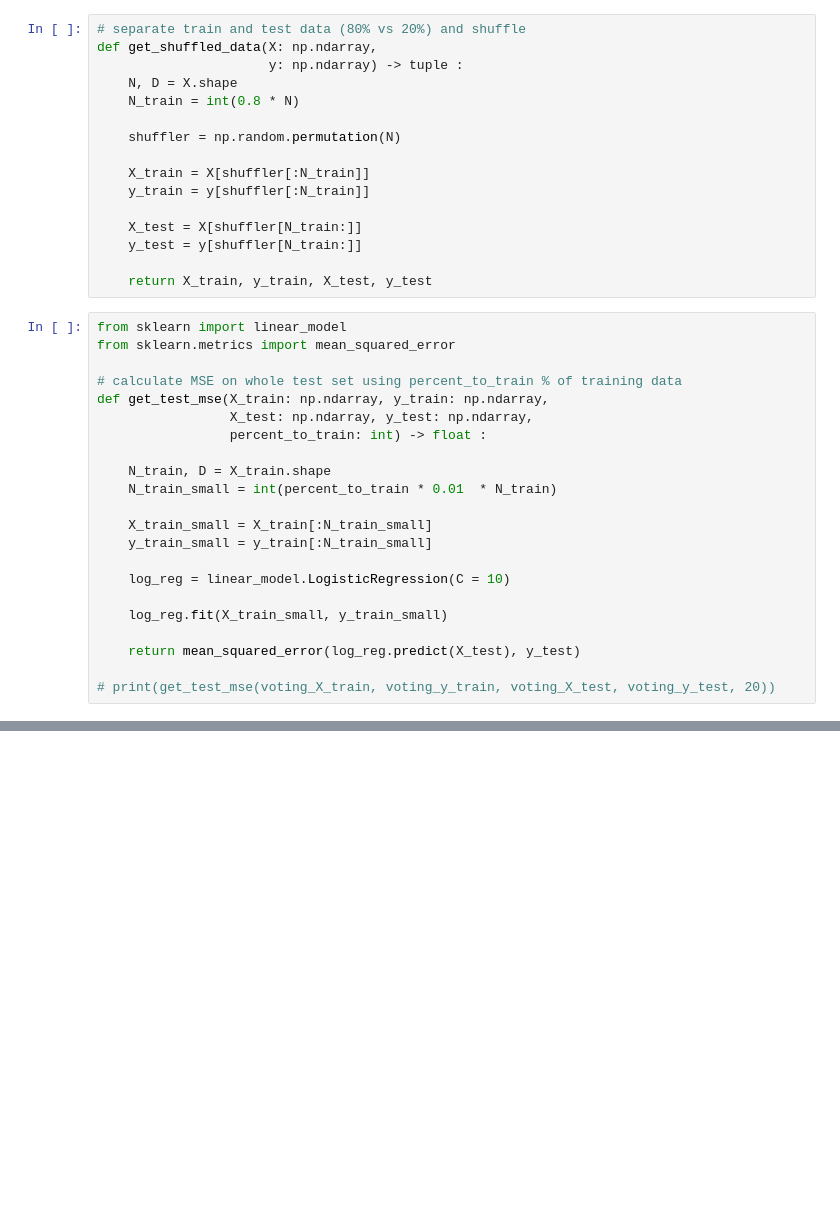
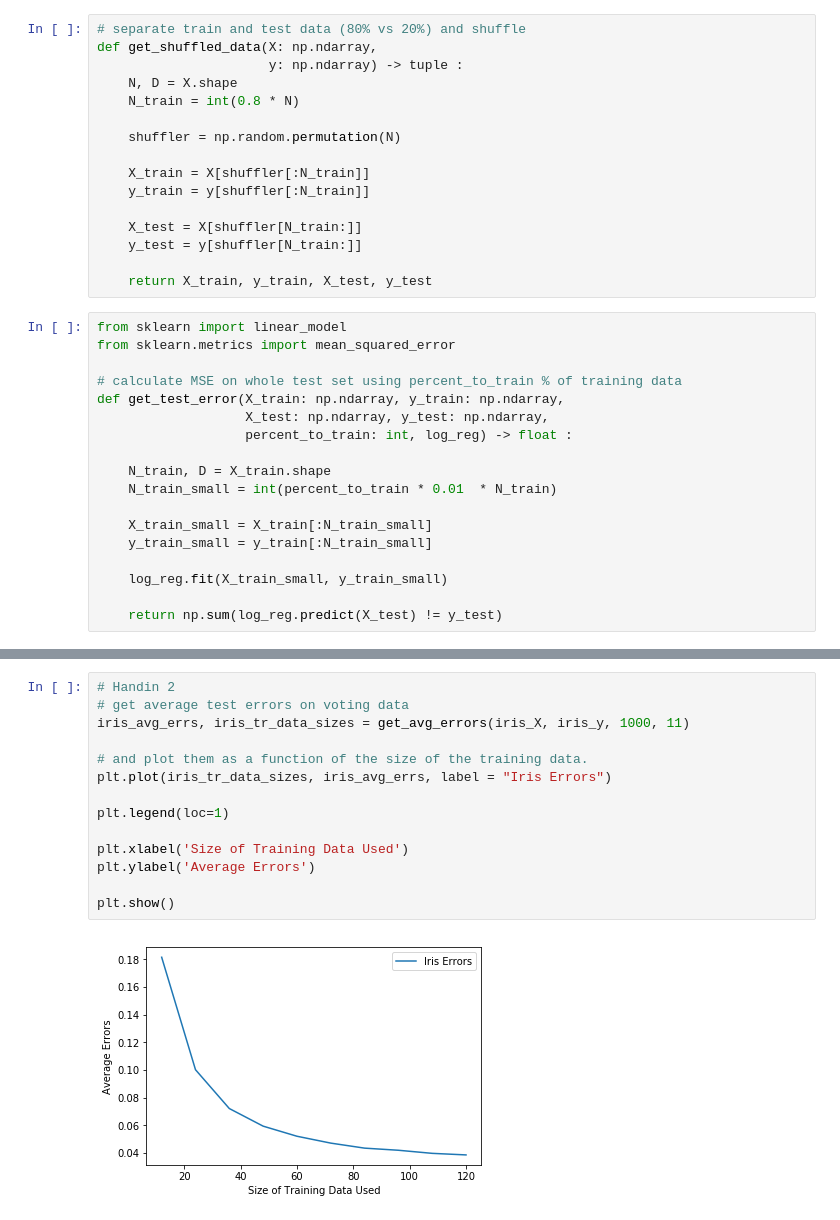
Before and after one commit to hugeinteger/ML_intro_homework_02, a Jupyter notebook: homework02.ipynb, the cells around one changed output, grey strips where cells are left out. Drawn from its saved outputs; the diff is of its cells as text; blank space fills up the shorter version.

```diff
--- a/homework02.ipynb
+++ b/homework02.ipynb
@@ -47,9 +47,9 @@ from sklearn import linear_model
 from sklearn.metrics import mean_squared_error
 
 # calculate MSE on whole test set using percent_to_train % of training data
-def get_test_mse(X_train: np.ndarray, y_train: np.ndarray,
-                 X_test: np.ndarray, y_test: np.ndarray,
-                 percent_to_train: int) -> float :
+def get_test_error(X_train: np.ndarray, y_train: np.ndarray,
+                   X_test: np.ndarray, y_test: np.ndarray,
+                   percent_to_train: int, log_reg) -> float :
 
     N_train, D = X_train.shape
     N_train_small = int(percent_to_train * 0.01  * N_train)
@@ -57,13 +57,9 @@ def get_test_mse(X_train: np.ndarray, y_train: np.ndarray,
     X_train_small = X_train[:N_train_small]
     y_train_small = y_train[:N_train_small]
 
-    log_reg = linear_model.LogisticRegression(C = 10)
-
     log_reg.fit(X_train_small, y_train_small)
 
-    return mean_squared_error(log_reg.predict(X_test), y_test)
-
-# print(get_test_mse(voting_X_train, voting_y_train, voting_X_test, voting_y_test, 20))
+    return np.sum(log_reg.predict(X_test) != y_test)
 # %%
 # do rand_perm_cnt random permutations of a train set
 # and average out the test error across the runs
@@ -121,0 +114,16 @@ plt.show()
+# %%
+# Handin 2
+# get average test errors on voting data
+iris_avg_errs, iris_tr_data_sizes = get_avg_errors(iris_X, iris_y, 1000, 11)
+
+# and plot them as a function of the size of the training data.
+plt.plot(iris_tr_data_sizes, iris_avg_errs, label = "Iris Errors")
+
+plt.legend(loc=1)
+
+plt.xlabel('Size of Training Data Used')
+plt.ylabel('Average Errors')
+
+plt.show()
+# %% [output]
+[figure, added]
```
Also changed, not shown: parts of 2 cells of this notebook.
